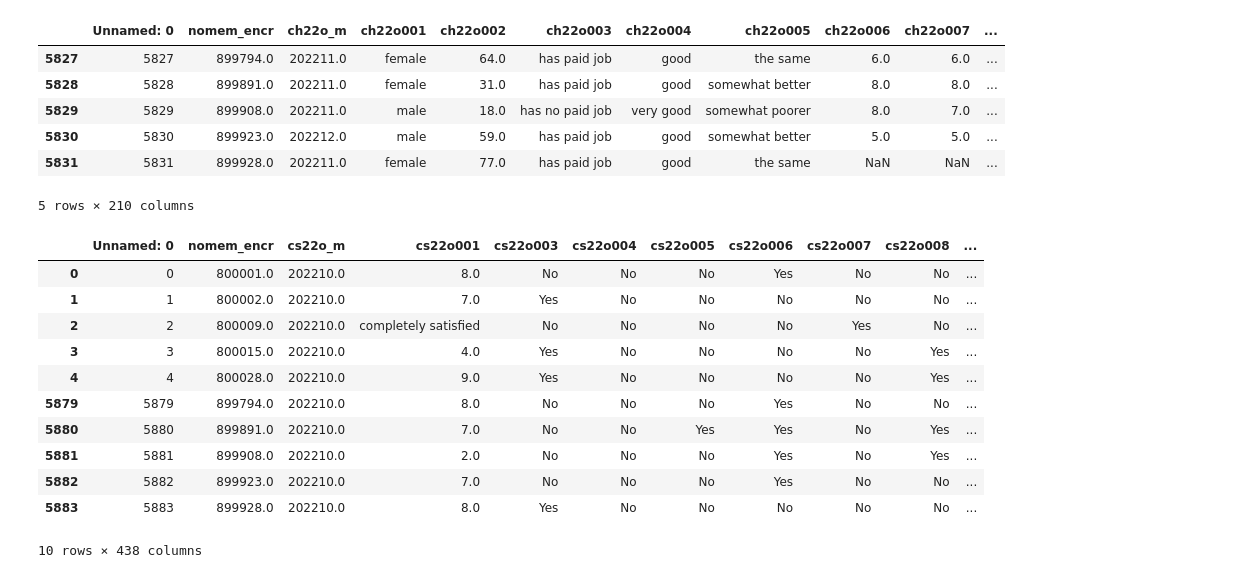
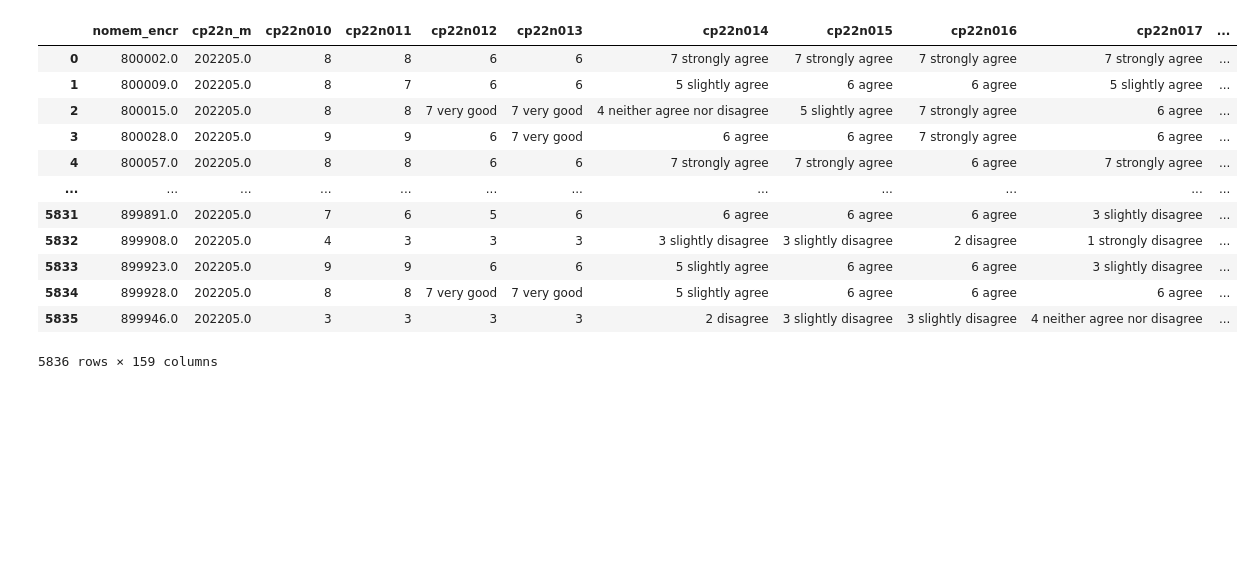
Before and after one commit to mintesnot96/Omdena-amsterdam-risks-of-loneliness, a Jupyter notebook: amsterdam-netherlands-risks-of-loneliness-task-2-data-processing.ipynb, the cells around one changed output. Cells and saved outputs as stored; diff of their text form; code cells hidden in the pictures; blank space fills up the shorter version.

Commit message:
read and transform the dataset

```diff
--- a/amsterdam-netherlands-risks-of-loneliness-task-2-data-processing.ipynb
+++ b/amsterdam-netherlands-risks-of-loneliness-task-2-data-processing.ipynb
@@ -9,4 +6,3 @@ data_social.to_csv('socialwave15.csv')
 # %%
-dhealth = pd.read_csv('healthwave15.csv')
-dsocial = pd.read_csv('socialwave15.csv')
+dpersonality  = pd.read_csv('personality_csv.csv')
 # %%
@@ -30,27 +22,17 @@ dsocial.tail()
 # %%
-dhealth.tail()
+dpersonality.drop('Unnamed: 0',axis=1,inplace=True)
+dpersonality
 # %% [output]
-|  | Unnamed: 0 | nomem_encr | ch22o_m | ch22o001 | ch22o002 | ch22o003 | ch22o004 | ch22o005 | ch22o006 | ch22o007 | ... |
-| 5827 | 5827 | 899794.0 | 202211.0 | female | 64.0 | has paid job | good | the same | 6.0 | 6.0 | ... |
-| 5828 | 5828 | 899891.0 | 202211.0 | female | 31.0 | has paid job | good | somewhat better | 8.0 | 8.0 | ... |
-| 5829 | 5829 | 899908.0 | 202211.0 | male | 18.0 | has no paid job | very good | somewhat poorer | 8.0 | 7.0 | ... |
-| 5830 | 5830 | 899923.0 | 202212.0 | male | 59.0 | has paid job | good | somewhat better | 5.0 | 5.0 | ... |
-| 5831 | 5831 | 899928.0 | 202211.0 | female | 77.0 | has paid job | good | the same | NaN | NaN | ... |
+|  | nomem_encr | cp22n_m | cp22n010 | cp22n011 | cp22n012 | cp22n013 | cp22n014 | cp22n015 | cp22n016 | cp22n017 | ... |
+| 0 | 800002.0 | 202205.0 | 8 | 8 | 6 | 6 | 7 strongly agree | 7 strongly agree | 7 strongly agree | 7 strongly agree | ... |
+| 1 | 800009.0 | 202205.0 | 8 | 7 | 6 | 6 | 5 slightly agree | 6 agree | 6 agree | 5 slightly agree | ... |
+| 2 | 800015.0 | 202205.0 | 8 | 8 | 7 very good | 7 very good | 4 neither agree nor disagree | 5 slightly agree | 7 strongly agree | 6 agree | ... |
+| 3 | 800028.0 | 202205.0 | 9 | 9 | 6 | 7 very good | 6 agree | 6 agree | 7 strongly agree | 6 agree | ... |
+| 4 | 800057.0 | 202205.0 | 8 | 8 | 6 | 6 | 7 strongly agree | 7 strongly agree | 6 agree | 7 strongly agree | ... |
+| ... | ... | ... | ... | ... | ... | ... | ... | ... | ... | ... | ... |
+| 5831 | 899891.0 | 202205.0 | 7 | 6 | 5 | 6 | 6 agree | 6 agree | 6 agree | 3 slightly disagree | ... |
+| 5832 | 899908.0 | 202205.0 | 4 | 3 | 3 | 3 | 3 slightly disagree | 3 slightly disagree | 2 disagree | 1 strongly disagree | ... |
+| 5833 | 899923.0 | 202205.0 | 9 | 9 | 6 | 6 | 5 slightly agree | 6 agree | 6 agree | 3 slightly disagree | ... |
+| 5834 | 899928.0 | 202205.0 | 8 | 8 | 7 very good | 7 very good | 5 slightly agree | 6 agree | 6 agree | 6 agree | ... |
+| 5835 | 899946.0 | 202205.0 | 3 | 3 | 3 | 3 | 2 disagree | 3 slightly disagree | 3 slightly disagree | 4 neither agree nor disagree | ... |
-5 rows × 210 columns
+5836 rows × 159 columns
-# %%
-new_df = dsocial.head(5)
-new_df = new_df.append(dsocial.tail(5))
-new_df
-# %% [output]
-|  | Unnamed: 0 | nomem_encr | cs22o_m | cs22o001 | cs22o003 | cs22o004 | cs22o005 | cs22o006 | cs22o007 | cs22o008 | ... |
-| 0 | 0 | 800001.0 | 202210.0 | 8.0 | No | No | No | Yes | No | No | ... |
-| 1 | 1 | 800002.0 | 202210.0 | 7.0 | Yes | No | No | No | No | No | ... |
-| 2 | 2 | 800009.0 | 202210.0 | completely satisfied | No | No | No | No | Yes | No | ... |
-| 3 | 3 | 800015.0 | 202210.0 | 4.0 | Yes | No | No | No | No | Yes | ... |
-| 4 | 4 | 800028.0 | 202210.0 | 9.0 | Yes | No | No | No | No | Yes | ... |
-| 5879 | 5879 | 899794.0 | 202210.0 | 8.0 | No | No | No | Yes | No | No | ... |
-| 5880 | 5880 | 899891.0 | 202210.0 | 7.0 | No | No | Yes | Yes | No | Yes | ... |
-| 5881 | 5881 | 899908.0 | 202210.0 | 2.0 | No | No | No | Yes | No | Yes | ... |
-| 5882 | 5882 | 899923.0 | 202210.0 | 7.0 | No | No | No | Yes | No | No | ... |
-| 5883 | 5883 | 899928.0 | 202210.0 | 8.0 | Yes | No | No | No | No | No | ... |
-10 rows × 438 columns
```
Also changed, not shown: parts of 15 cells of this notebook.
